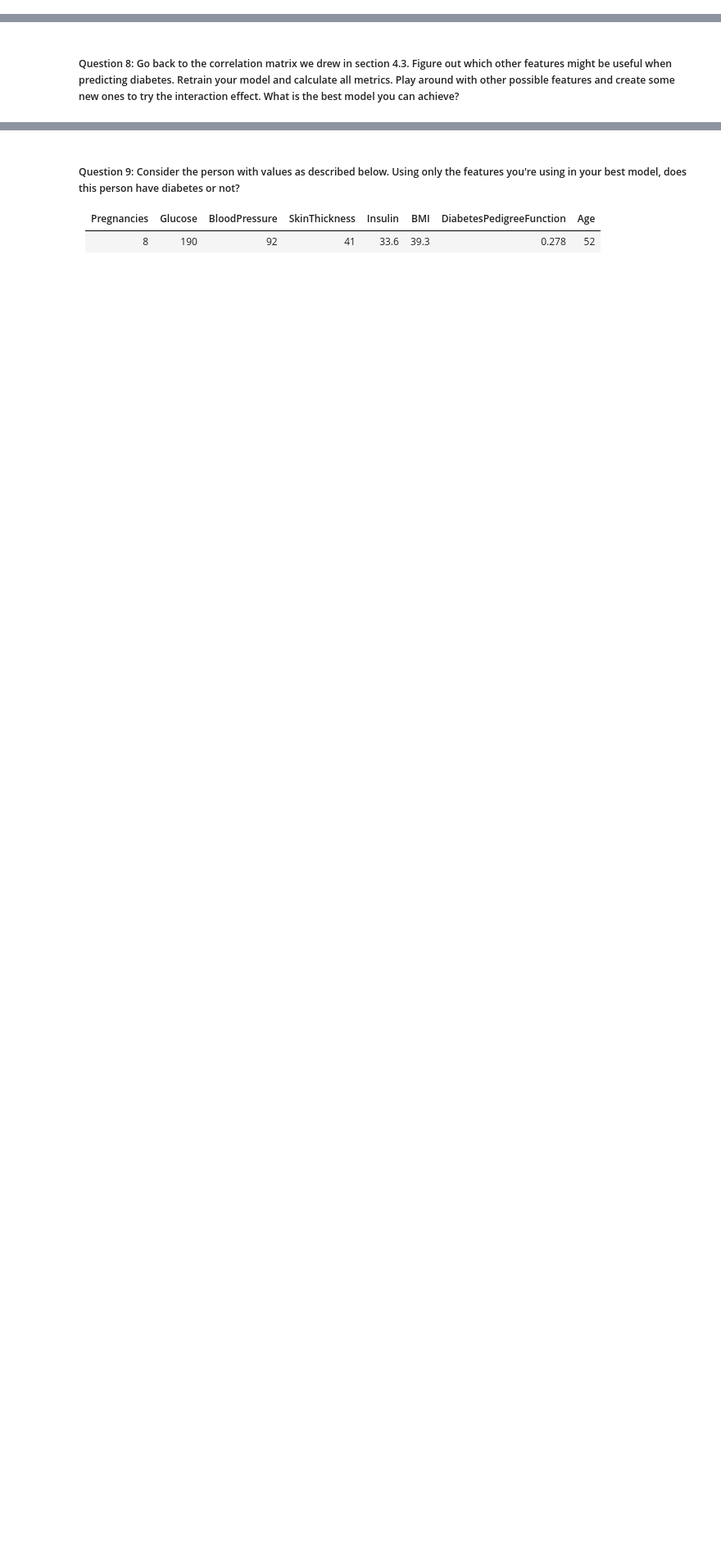
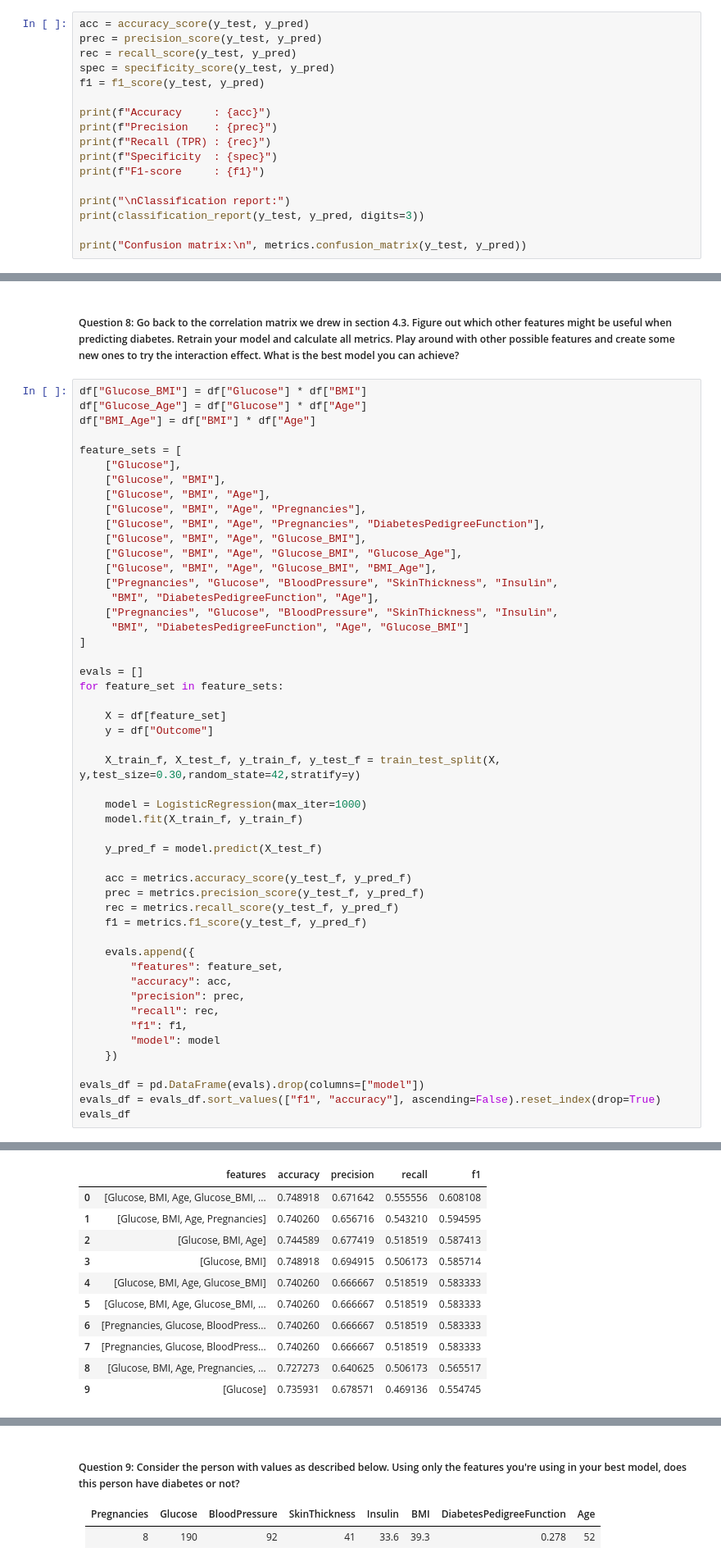
Before and after one commit to ChaybonV/Data-Science-Fundamentals, a Jupyter notebook: 04/DSF 04 - Logistic Regression Exercice.ipynb, the cells around one changed output, grey strips where cells are left out. Shown at 82% size. Saved outputs shown, nothing was run; the diff lists cells and outputs as text; blank space fills up the shorter version.

```diff
--- a/04/DSF 04 - Logistic Regression Exercice.ipynb
+++ b/04/DSF 04 - Logistic Regression Exercice.ipynb
@@ -46,3 +107,20 @@ df.head()
 We have made our first prediction, but of course we don't know how well we can trust this yet. To know this, we first need to evaluate our model.
 # %% [markdown]
 ##### Question 4: Calculate all known classification metrics for your model. Are these values any good? Elaborate based on the formulas and meaning of the metrics.
+# %%
+acc = accuracy_score(y_test, y_pred)
+prec = precision_score(y_test, y_pred)
+rec = recall_score(y_test, y_pred)
+spec = specificity_score(y_test, y_pred)
+f1 = f1_score(y_test, y_pred)
+
+print(f"Accuracy     : {acc}")
+print(f"Precision    : {prec}")
+print(f"Recall (TPR) : {rec}")
+print(f"Specificity  : {spec}")
+print(f"F1-score     : {f1}")
+
+print("\nClassification report:")
+print(classification_report(y_test, y_pred, digits=3))
+
+print("Confusion matrix:\n", metrics.confusion_matrix(y_test, y_pred))
@@ -69,2 +245,53 @@ We have made our first prediction, but of course we don't know how well we can t
 # %% [markdown]
 ##### Question 8: Go back to the correlation matrix we drew in section 4.3. Figure out which other features might be useful when predicting diabetes. Retrain your model and calculate all metrics. Play around with other possible features and create some new ones to try the interaction effect. What is the best model you can achieve?
+# %%
+df["Glucose_BMI"] = df["Glucose"] * df["BMI"]
+df["Glucose_Age"] = df["Glucose"] * df["Age"]
+df["BMI_Age"] = df["BMI"] * df["Age"]
+
+feature_sets = [
+    ["Glucose"],
+    ["Glucose", "BMI"],
+    ["Glucose", "BMI", "Age"],
+    ["Glucose", "BMI", "Age", "Pregnancies"],
+    ["Glucose", "BMI", "Age", "Pregnancies", "DiabetesPedigreeFunction"],
+    ["Glucose", "BMI", "Age", "Glucose_BMI"],
+    ["Glucose", "BMI", "Age", "Glucose_BMI", "Glucose_Age"],
+    ["Glucose", "BMI", "Age", "Glucose_BMI", "BMI_Age"],
+    ["Pregnancies", "Glucose", "BloodPressure", "SkinThickness", "Insulin",
+     "BMI", "DiabetesPedigreeFunction", "Age"],
+    ["Pregnancies", "Glucose", "BloodPressure", "SkinThickness", "Insulin",
+     "BMI", "DiabetesPedigreeFunction", "Age", "Glucose_BMI"]
+]
+
+evals = []
+for feature_set in feature_sets:
+
+    X = df[feature_set]
+    y = df["Outcome"]
+
+    X_train_f, X_test_f, y_train_f, y_test_f = train_test_split(X, y,test_size=0.30,random_state=42,stratify=y)
+
+    model = LogisticRegression(max_iter=1000)
+    model.fit(X_train_f, y_train_f)
+
+    y_pred_f = model.predict(X_test_f)
+
+    acc = metrics.accuracy_score(y_test_f, y_pred_f)
+    prec = metrics.precision_score(y_test_f, y_pred_f)
+    rec = metrics.recall_score(y_test_f, y_pred_f)
+    f1 = metrics.f1_score(y_test_f, y_pred_f)
+
+    evals.append({
+        "features": feature_set,
+        "accuracy": acc,
+        "precision": prec,
+        "recall": rec,
+        "f1": f1,
+        "model": model
+    })
+
+evals_df = pd.DataFrame(evals).drop(columns=["model"])
+evals_df = evals_df.sort_values(["f1", "accuracy"], ascending=False).reset_index(drop=True)
+evals_df
+# %% [output]
@@ -70,0 +306,11 @@ We have made our first prediction, but of course we don't know how well we can t
+|  | features | accuracy | precision | recall | f1 |
+| 0 | [Glucose, BMI, Age, Glucose_BMI, ... | 0.748918 | 0.671642 | 0.555556 | 0.608108 |
+| 1 | [Glucose, BMI, Age, Pregnancies] | 0.740260 | 0.656716 | 0.543210 | 0.594595 |
+| 2 | [Glucose, BMI, Age] | 0.744589 | 0.677419 | 0.518519 | 0.587413 |
+| 3 | [Glucose, BMI] | 0.748918 | 0.694915 | 0.506173 | 0.585714 |
+| 4 | [Glucose, BMI, Age, Glucose_BMI] | 0.740260 | 0.666667 | 0.518519 | 0.583333 |
+| 5 | [Glucose, BMI, Age, Glucose_BMI, ... | 0.740260 | 0.666667 | 0.518519 | 0.583333 |
+| 6 | [Pregnancies, Glucose, BloodPress... | 0.740260 | 0.666667 | 0.518519 | 0.583333 |
+| 7 | [Pregnancies, Glucose, BloodPress... | 0.740260 | 0.666667 | 0.518519 | 0.583333 |
+| 8 | [Glucose, BMI, Age, Pregnancies, ... | 0.727273 | 0.640625 | 0.506173 | 0.565517 |
+| 9 | [Glucose] | 0.735931 | 0.678571 | 0.469136 | 0.554745 |
```
Also changed, not shown: parts of 16 cells of this notebook, 1 other file.
